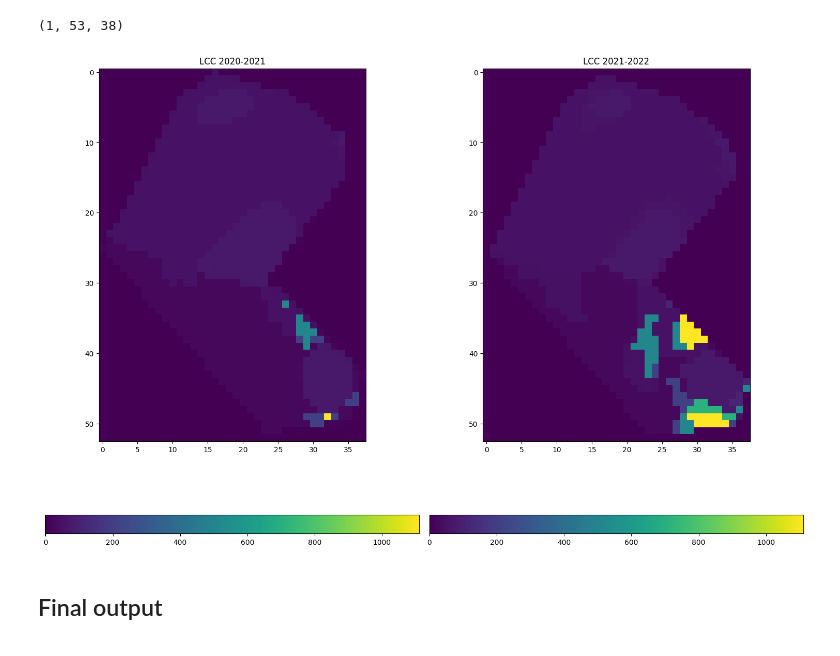
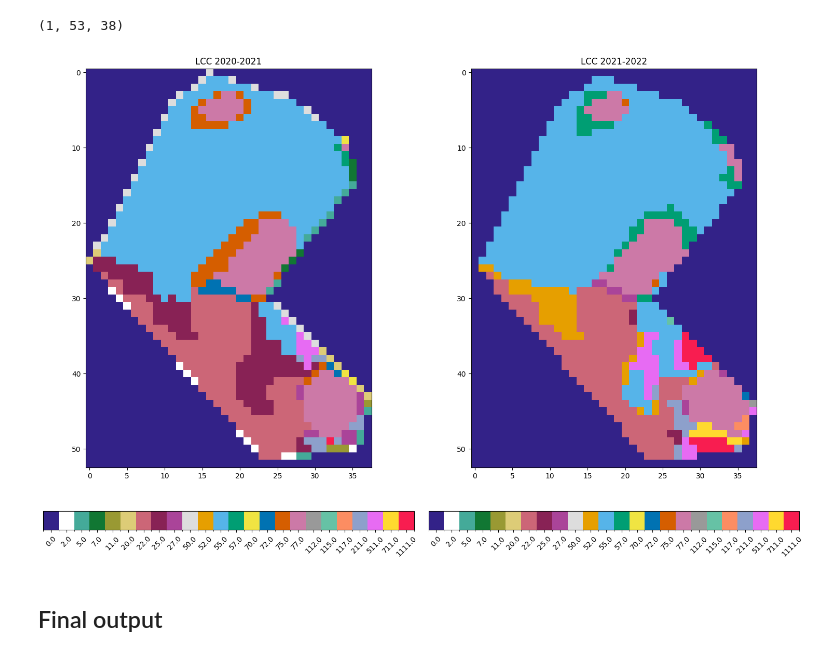
Before and after one commit to chrischank/Land-Cover-Change, a Jupyter notebook: notebooks/Part1_LCC.ipynb, the cells around one changed output. Drawn from its saved outputs; the diff is of its cells as text; code cells hidden in the pictures.

```diff
--- a/notebooks/Part1_LCC.ipynb
+++ b/notebooks/Part1_LCC.ipynb
@@ -204,36 +228,61 @@ print(lc_2020_pad.shape)
 # %%
 # Change Detection
 # Replace lc_2020 with lc_2020_pad
 clip_rasterls[0] = lc_2020_pad
 
 # Cast np.ndararay as string
 str_rasterls = [raster.astype(str) for raster in clip_rasterls]
 
 LCC2020_2021 = np.char.add(str_rasterls[0], str_rasterls[1]).astype(np.float16)
 LCC2021_2022 = np.char.add(str_rasterls[1], str_rasterls[2]).astype(np.float16)
 
 # string version
 
 def LCC_str_ndarray(LC1:np.ndarray, LC2:np.ndarray) -> np.ndarray:
     temp_array = np.char.add(LC1, ":")
     return np.char.add(temp_array, LC2)
 
 LCC2020_2021_str = LCC_str_ndarray(str_rasterls[0], str_rasterls[1])
 LCC2021_2022_str = LCC_str_ndarray(str_rasterls[1], str_rasterls[2])
+
+tol_colors = [
+    "#332288", "#FFFFFF", "#44AA99", "#117733", "#999933", "#DDCC77",
+    "#CC6677", "#882255", "#AA4499", "#DDDDDD", "#E69F00", "#56B4E9",
+    "#009E73", "#F0E442", "#0072B2", "#D55E00", "#CC79A7", "#999999",
+    "#66C2A5", "#FC8D62", "#8DA0CB", "#E76BF3", "#FFD92F", "#F81D50"
+]
+
+# Map color to categorical values
+unique_values = np.unique(np.concatenate([np.unique(LCC2020_2021[0]), np.unique(LCC2021_2022[0])]))
+n_classes = len(unique_values)
+boundaries = np.arange(-0.5, n_classes + 0.5, 1)
+norm = BoundaryNorm(boundaries, ncolors=n_classes)
+cmap_normalised = ListedColormap(tol_colors[:n_classes])
+
+val_to_idx = {val: idx for idx, val in enumerate(unique_values)}
+
+mapped_2020_2021 = np.vectorize(val_to_idx.get)(LCC2020_2021[0])
+mapped_2021_2022 = np.vectorize(val_to_idx.get)(LCC2021_2022[0])
+
 fig, ax = plt.subplots(1, 2, figsize=(15, 10))
 
-LCCPlot_2020_2021 = ax[0].imshow(LCC2020_2021[0])
-ax[0].set_title('LCC 2020-2021')
-LCCPlot_2021_2022 = ax[1].imshow(LCC2021_2022[0])
-ax[1].set_title('LCC 2021-2022')
+for i, (data, title) in enumerate([(mapped_2020_2021, 'LCC 2020-2021'), (mapped_2021_2022, 'LCC 2021-2022')]):
+    im = ax[i].imshow(data, cmap=cmap_normalised, norm=norm)
+    ax[i].set_title(title)
 
-cbar = fig.colorbar(LCCPlot_2020_2021, ax=ax[0], orientation='horizontal', fraction=0.09)
-cbar = fig.colorbar(LCCPlot_2021_2022, ax=ax[1], orientation='horizontal', fraction=0.09)
+    tick_positions = np.arange(n_classes)
+    tick_labels = [str(val) for val in unique_values]
+
+    cbar = fig.colorbar(im, ax=ax[i], orientation='horizontal',
+                        fraction=0.09, pad=0.09, ticks=tick_positions)
+
+    cbar.set_ticklabels(tick_labels)
+    cbar.ax.tick_params(rotation=45)
+
 plt.tight_layout()
-plt.savefig(f'{docs_path}/Part_1/id1_LCC.png')
 plt.show()
 # %% [output]
-[figure, old version]
+[figure, new version]
 # %% [markdown]
 ## Final output
 # %%
```
Also changed, not shown: parts of 2 cells of this notebook, 2 other files.
